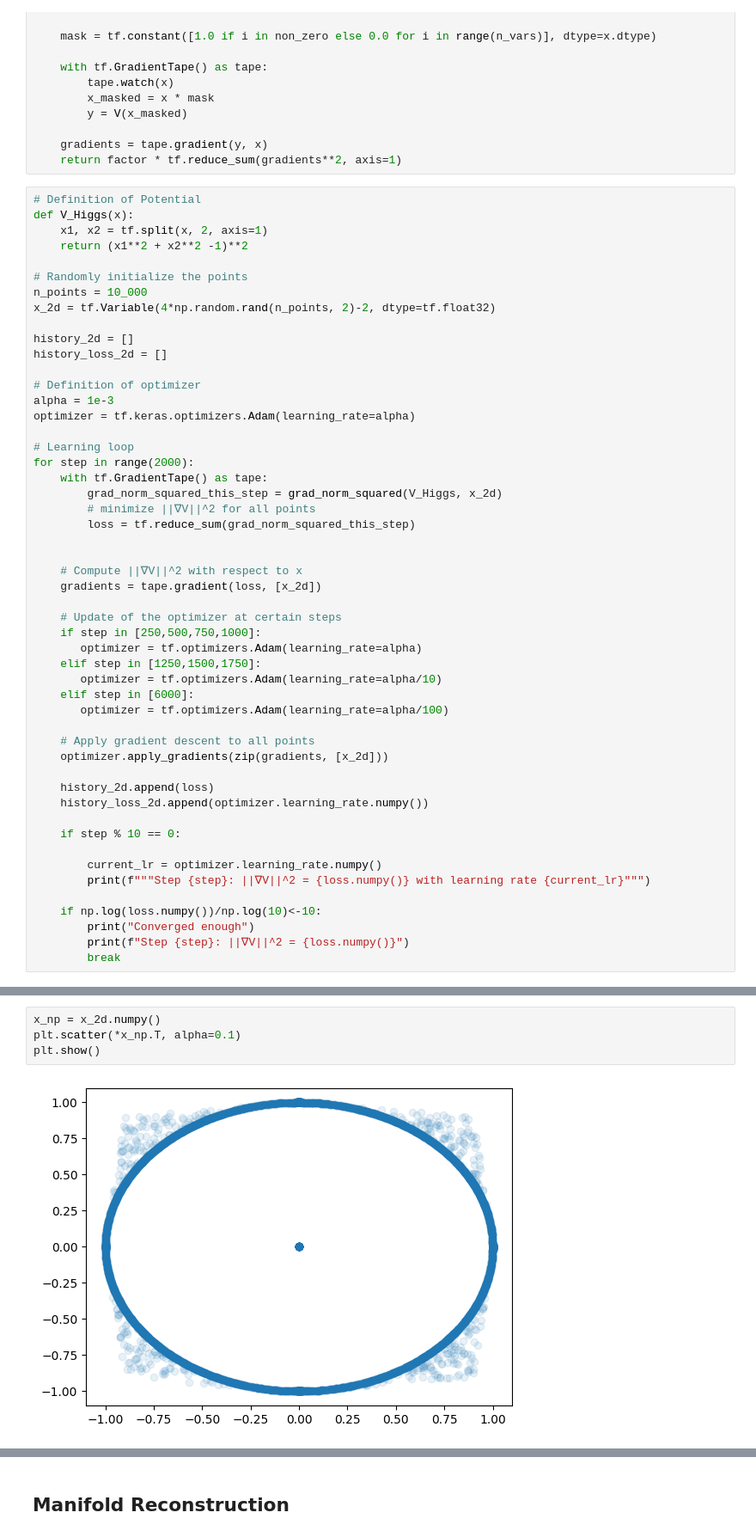
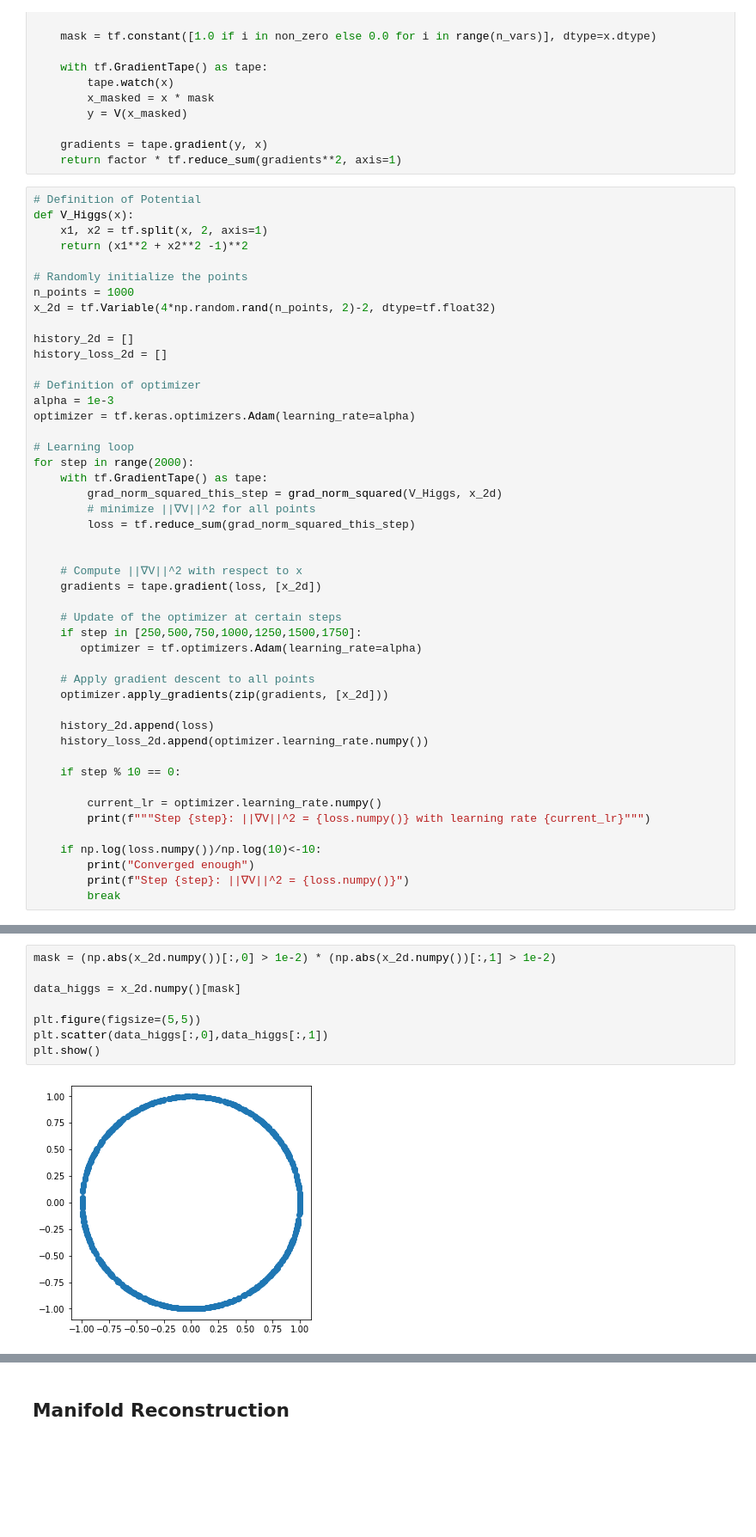
Before and after one commit to BastD/ASMC-SymReg-3dSugra, a Jupyter notebook: ASMC_tutorial.ipynb, the cells around one changed output, grey strips where cells are left out. Shown at 86% size. Cells and saved outputs as stored; diff of their text form; blank space fills up the shorter version.

Commit message:
Make the Higgs example working

```diff
--- a/ASMC_tutorial.ipynb
+++ b/ASMC_tutorial.ipynb
@@ -63,7 +67,7 @@ def V_Higgs(x):
     return (x1**2 + x2**2 -1)**2
 
 # Randomly initialize the points
-n_points = 10_000
+n_points = 1000
 x_2d = tf.Variable(4*np.random.rand(n_points, 2)-2, dtype=tf.float32)
 
 history_2d = []
@@ -85,12 +89,8 @@ for step in range(2000):
     gradients = tape.gradient(loss, [x_2d])
 
     # Update of the optimizer at certain steps
-    if step in [250,500,750,1000]:
+    if step in [250,500,750,1000,1250,1500,1750]:
        optimizer = tf.optimizers.Adam(learning_rate=alpha)
-    elif step in [1250,1500,1750]:
-       optimizer = tf.optimizers.Adam(learning_rate=alpha/10)
-    elif step in [6000]:
-       optimizer = tf.optimizers.Adam(learning_rate=alpha/100)
 
     # Apply gradient descent to all points
     optimizer.apply_gradients(zip(gradients, [x_2d]))
@@ -128,6 +128,10 @@ Step 1990: ||∇V||^2 = 448.4370422363281 with learning rate 9.999999747378752e-
 # %%
-x_np = x_2d.numpy()
-plt.scatter(*x_np.T, alpha=0.1)
+mask = (np.abs(x_2d.numpy())[:,0] > 1e-2) * (np.abs(x_2d.numpy())[:,1] > 1e-2)
+
+data_higgs = x_2d.numpy()[mask]
+
+plt.figure(figsize=(5,5))
+plt.scatter(data_higgs[:,0],data_higgs[:,1])
 plt.show()
 # %% [output]
-[figure, old version]
+[figure, new version]
```
Also changed, not shown: parts of 8 cells of this notebook.
